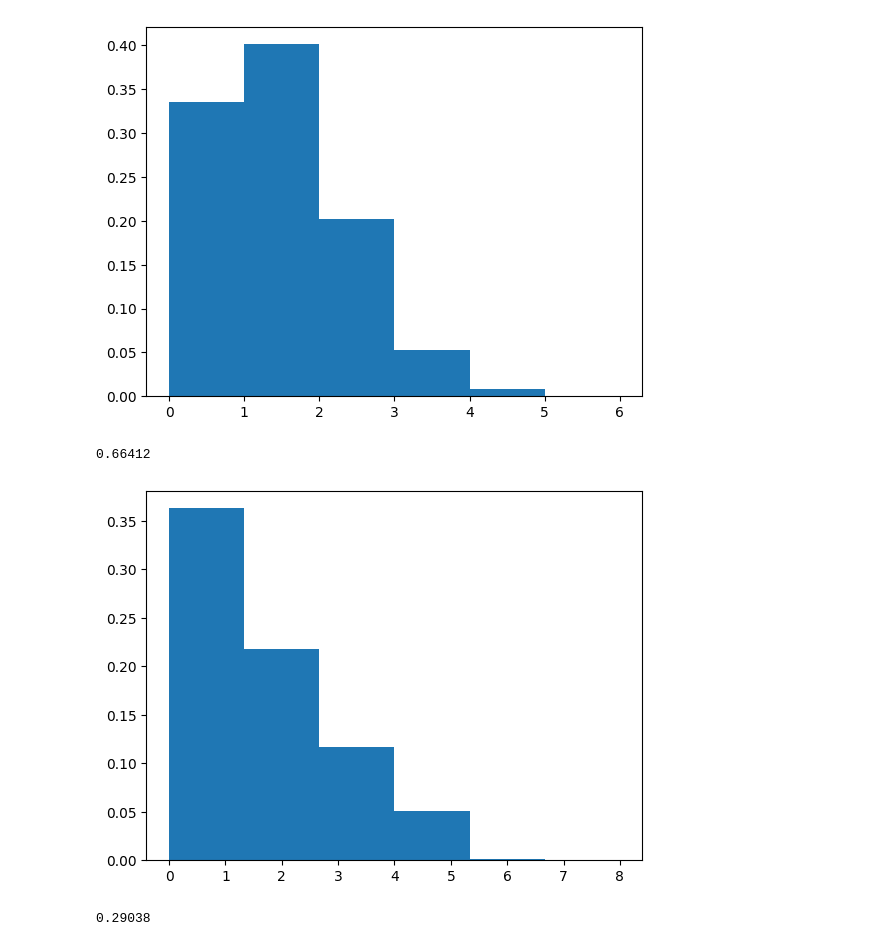
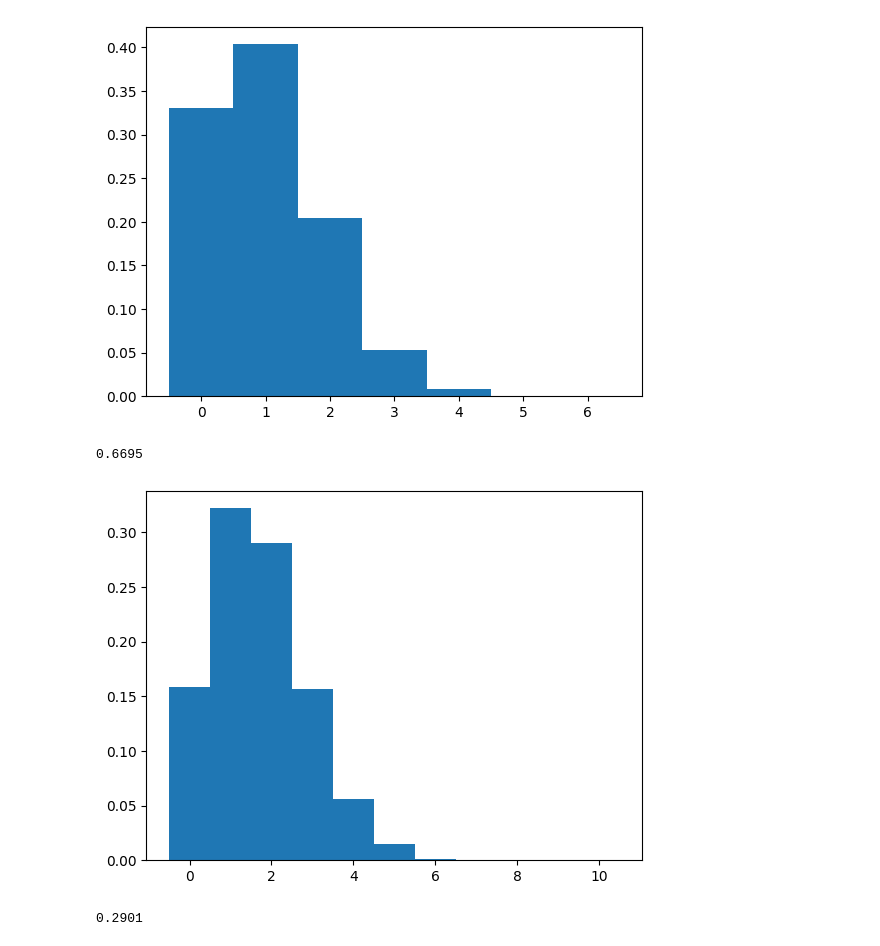
Before and after one commit to abrown12005/BME-4972_4973, a Jupyter notebook: Data, Noise, and Statistics/Monti_Carlo_Simulation.ipynb, the cells around one changed output. Drawn from its saved outputs; the diff is of its cells as text; code cells hidden in the pictures.

```diff
--- a/Data, Noise, and Statistics/Monti_Carlo_Simulation.ipynb
+++ b/Data, Noise, and Statistics/Monti_Carlo_Simulation.ipynb
@@ -5,33 +5,36 @@
 import numpy as np
 import matplotlib.pyplot as plt
 
-simulations = 100000
+simulations = 10000
 chance_number = 1/6
+n = 6
 
-dice_rolls = np.random.binomial(6,chance_number,simulations)
+dice_rolls = np.random.binomial(n,chance_number,simulations)
 prob_a = np.mean(dice_rolls >=1)
 
-plt.hist(dice_rolls,bins=6,density=True)
+bins = np.arange(-0.5, n + 1.5, 1)
+plt.hist(dice_rolls,bins=bins,density=True)
 plt.show()
 print(prob_a)
 # %% [output]
-[figure, old version]
+[figure, new version]
-0.66412
+0.6695
 # %%
 #Part b
 num_rolls = 10
 
 chance_7 = 1/6
 
 dice_7 = np.random.binomial(num_rolls,chance_7,simulations)
 prob_b = np.mean(dice_7==2)
 
-plt.hist(dice_7,bins=6,density=True)
+bins = np.arange(-0.5, num_rolls + 1.5, 1)
+plt.hist(dice_7,bins=bins,density=True)
 plt.show()
 print(prob_b)
 # %% [output]
-[figure, old version]
+[figure, new version]
-0.29038
+0.2901
 # %%
 #Part c
 num_rolls = 10
```
Also changed, not shown: parts of 2 cells of this notebook.
